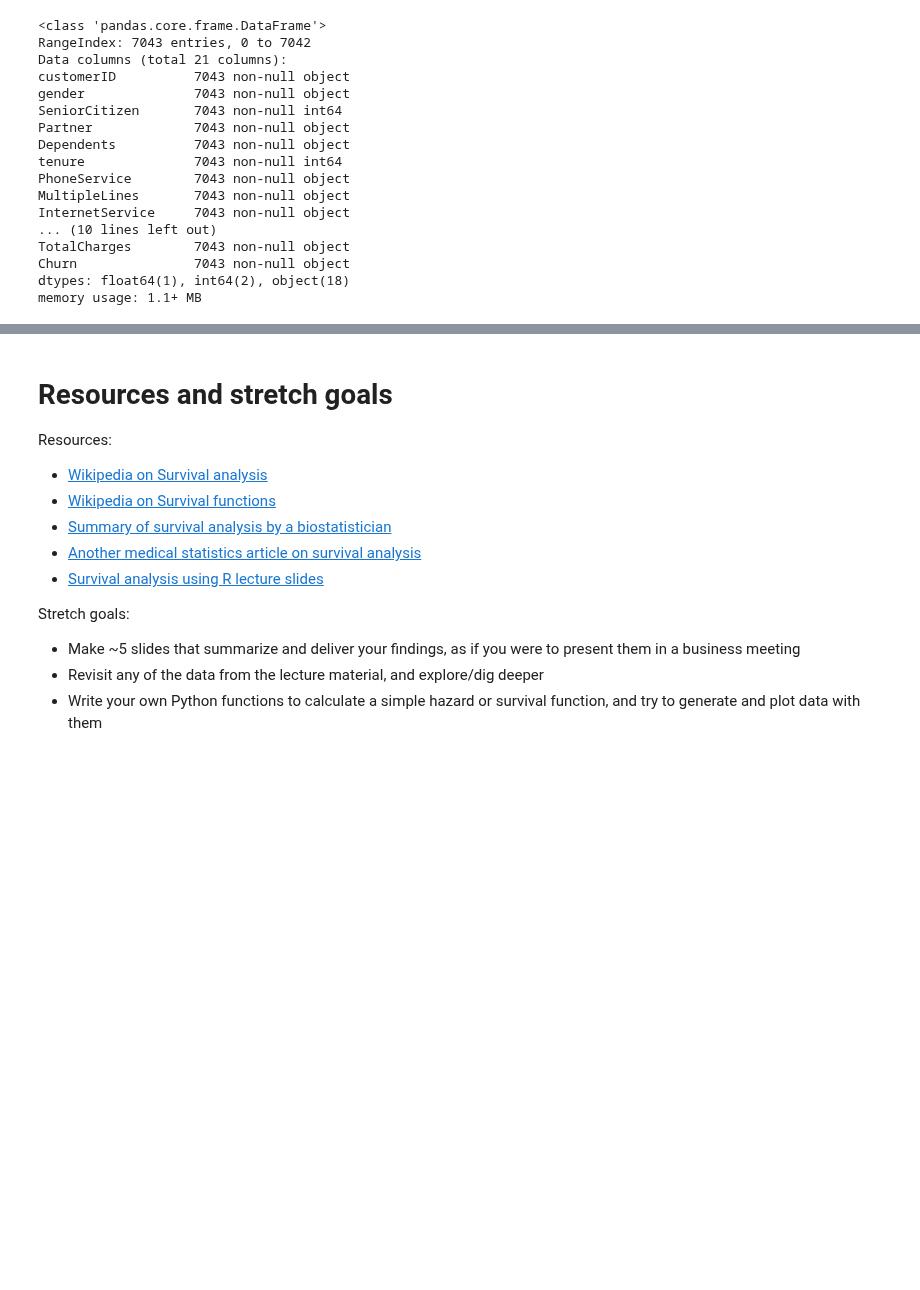
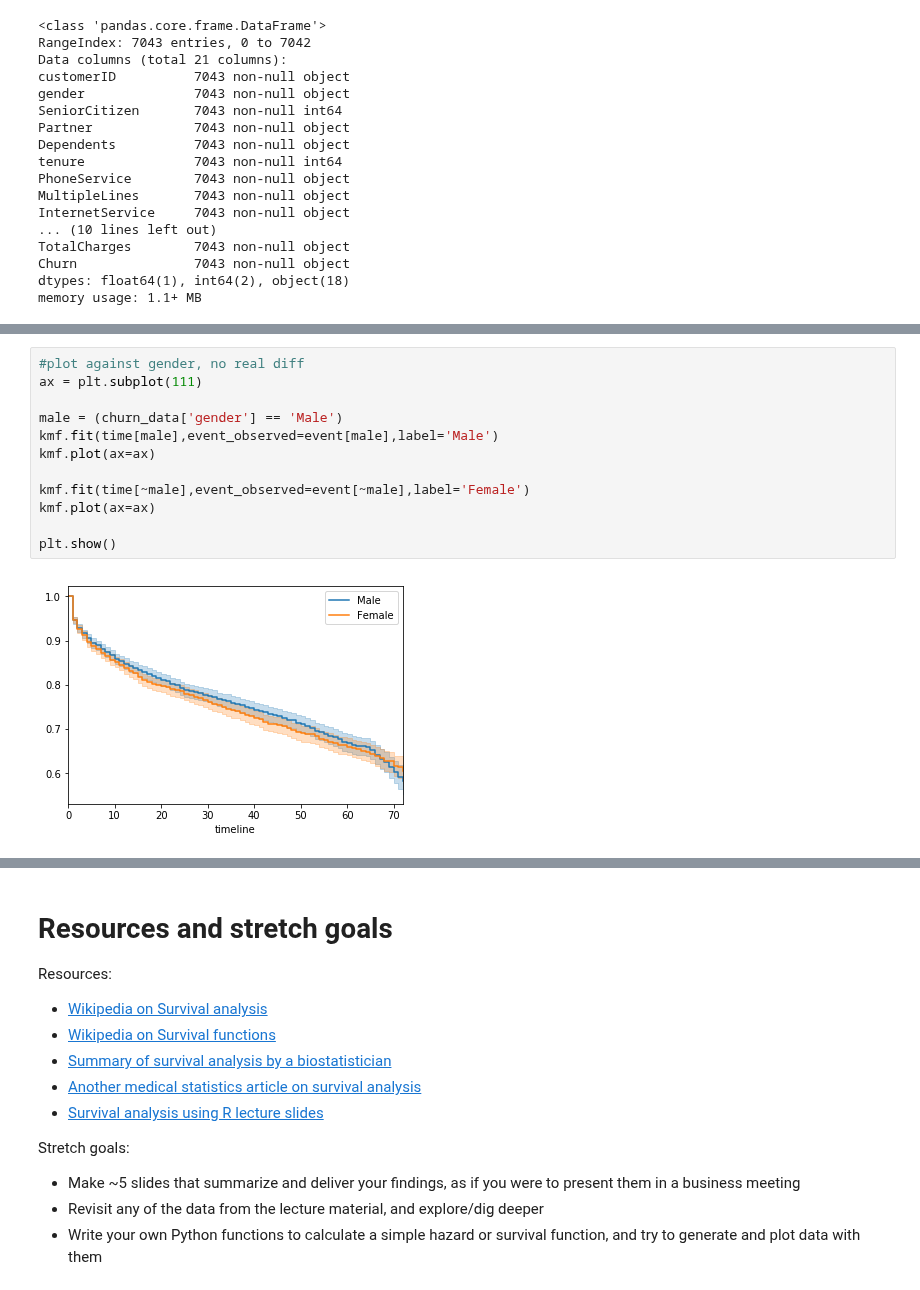
Before and after one commit to LambdaSchool/DS-Unit-2-Sprint-4-Practicing-Understanding, a Jupyter notebook: module2-regularization-survival-analysis/LS_DS_232_Survival_Analysis.ipynb, the cells around one changed output, grey strips where cells are left out. Drawn from its saved outputs; the diff is of its cells as text; blank space fills up the shorter version.

```diff
--- a/module2-regularization-survival-analysis/LS_DS_232_Survival_Analysis.ipynb
+++ b/module2-regularization-survival-analysis/LS_DS_232_Survival_Analysis.ipynb
@@ -404,0 +450,14 @@ memory usage: 1.1+ MB
+# %%
+#plot against gender, no real diff
+ax = plt.subplot(111)
+
+male = (churn_data['gender'] == 'Male')
+kmf.fit(time[male],event_observed=event[male],label='Male')
+kmf.plot(ax=ax)
+
+kmf.fit(time[~male],event_observed=event[~male],label='Female')
+kmf.plot(ax=ax)
+
+plt.show()
+# %% [output]
+[figure, added]
```
Also changed, not shown: parts of 36 cells of this notebook.
